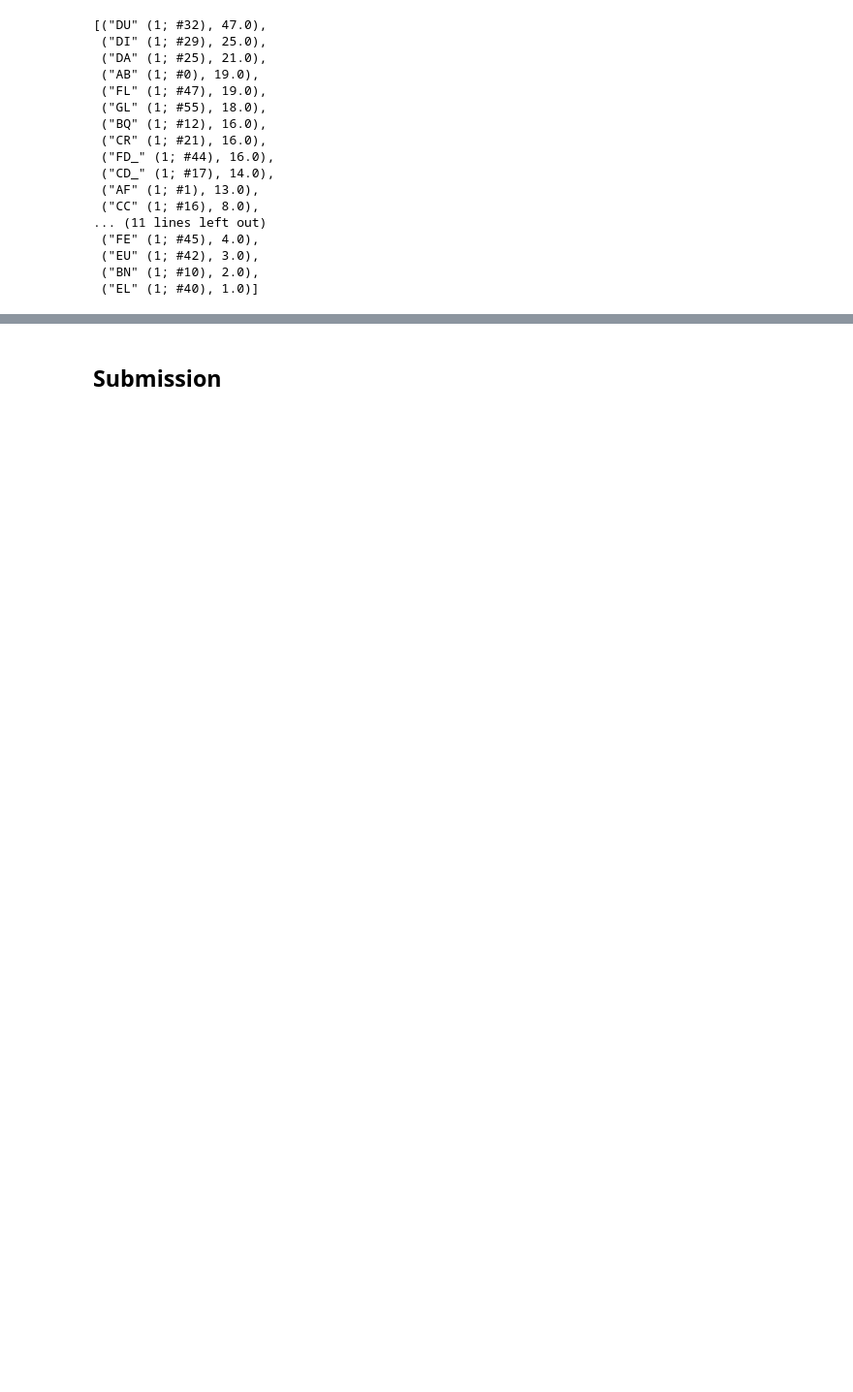
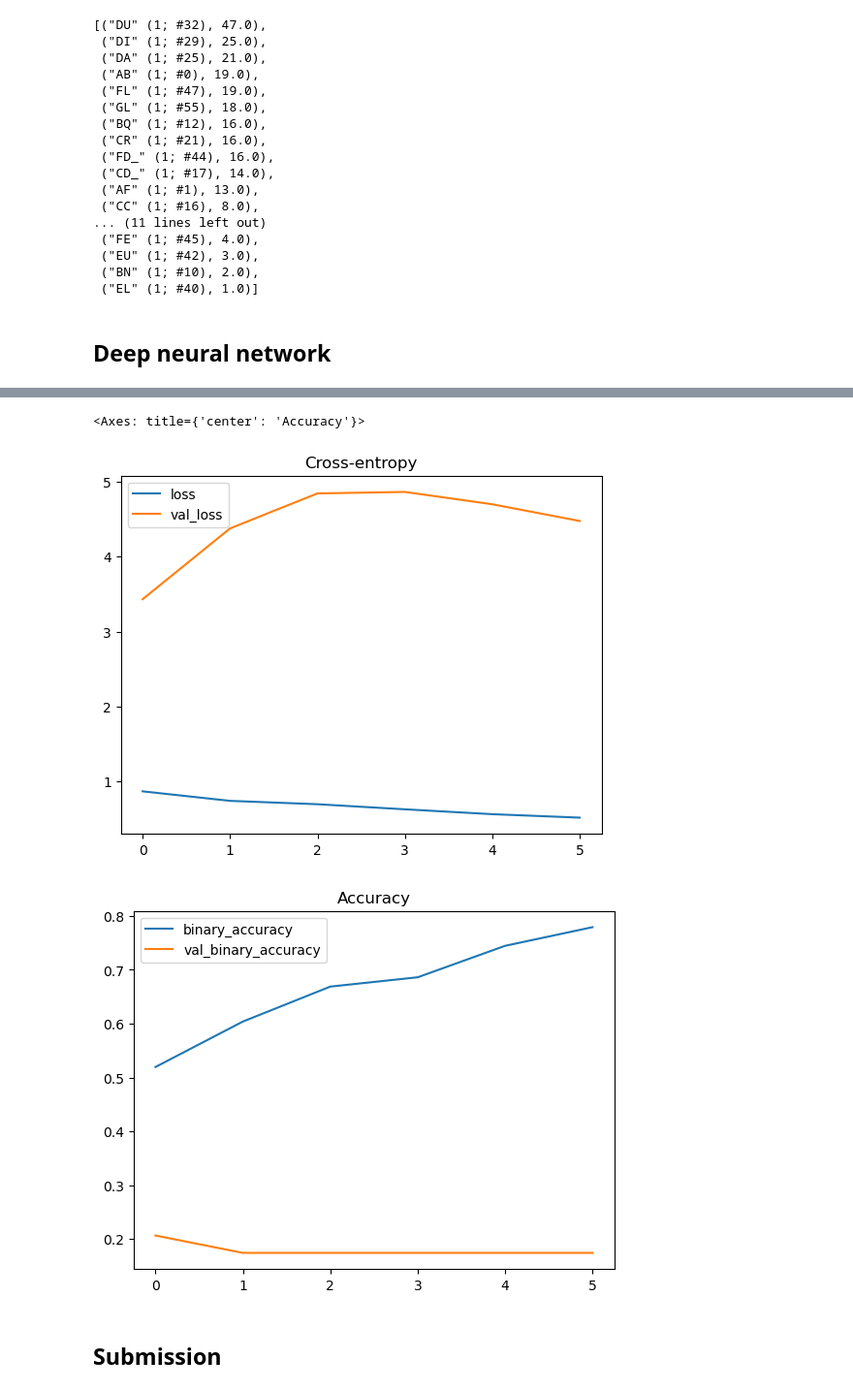
Before and after one commit to koyonkym/kaggle-icr, a Jupyter notebook: notebook0f6edf044e.ipynb, the cells around one changed output, grey strips where cells are left out. Shown at 97% size. Saved outputs shown, nothing was run; the diff lists cells and outputs as text; code cells hidden in the pictures; blank space fills up the shorter version.

```diff
--- a/notebook0f6edf044e.ipynb
+++ b/notebook0f6edf044e.ipynb
@@ -382,3 +386,50 @@ inspector.variable_importances()["NUM_AS_ROOT"]
  ("EU" (1; #42), 3.0),
  ("BN" (1; #10), 2.0),
  ("EL" (1; #40), 1.0)]
+# %% [markdown]
+## Deep neural network
+# %%
+# Select only feature columns for training.
+# Maybe I should convert X and y to specific data type for tensorflow.
+X = dataset_df[NUM_FEATURE_COLUMNS]
+y = dataset_df[label]
+
+ISNA_COLUMNS = dataset_df.columns[dataset_df.isna().any()].to_list()
+X = X.drop(columns=ISNA_COLUMNS)
+
+# I should check what stratify do.
+X_train, X_valid, y_train, y_valid = train_test_split(X, y, stratify=y, train_size=0.75)
+
+dnn = tf.keras.Sequential([
+    layers.BatchNormalization(input_shape=[X.shape[1]]),
+    layers.Dense(256, activation='relu'),
+    layers.BatchNormalization(),
+    layers.Dropout(0.3),
+    layers.Dense(256, activation='relu'),
+    layers.BatchNormalization(),
+    layers.Dropout(0.3),
+    layers.Dense(1, activation='sigmoid')
+])
+
+# I need to review metrics later.
+dnn.compile(
+    optimizer='adam',
+    loss='binary_crossentropy',
+    metrics=['binary_accuracy']
+)
+
+early_stopping = tf.keras.callbacks.EarlyStopping(
+    patience=5,
+    min_delta=0.001,
+    restore_best_weights=True,
+)
+
+# I need to review batch_size and epochs depending on the size of training data.
+history = dnn.fit(
+    X_train, y_train, validation_data=(X_valid, y_valid), batch_size=512, epochs=200, callbacks=[early_stopping],
+)
+
+history_df = pd.DataFrame(history.history)
+history_df.loc[:, ['loss', 'val_loss']].plot(title="Cross-entropy")
+history_df.loc[:, ['binary_accuracy', 'val_binary_accuracy']].plot(title="Accuracy")
+# %% [output]
@@ -385,3 +448,6 @@ inspector.variable_importances()["NUM_AS_ROOT"]
+<Axes: title={'center': 'Accuracy'}>
+[figure, added]
+[figure, added]
 # %% [markdown]
 ## Submission
 # %%
```
Also changed, not shown: parts of 9 cells of this notebook.
